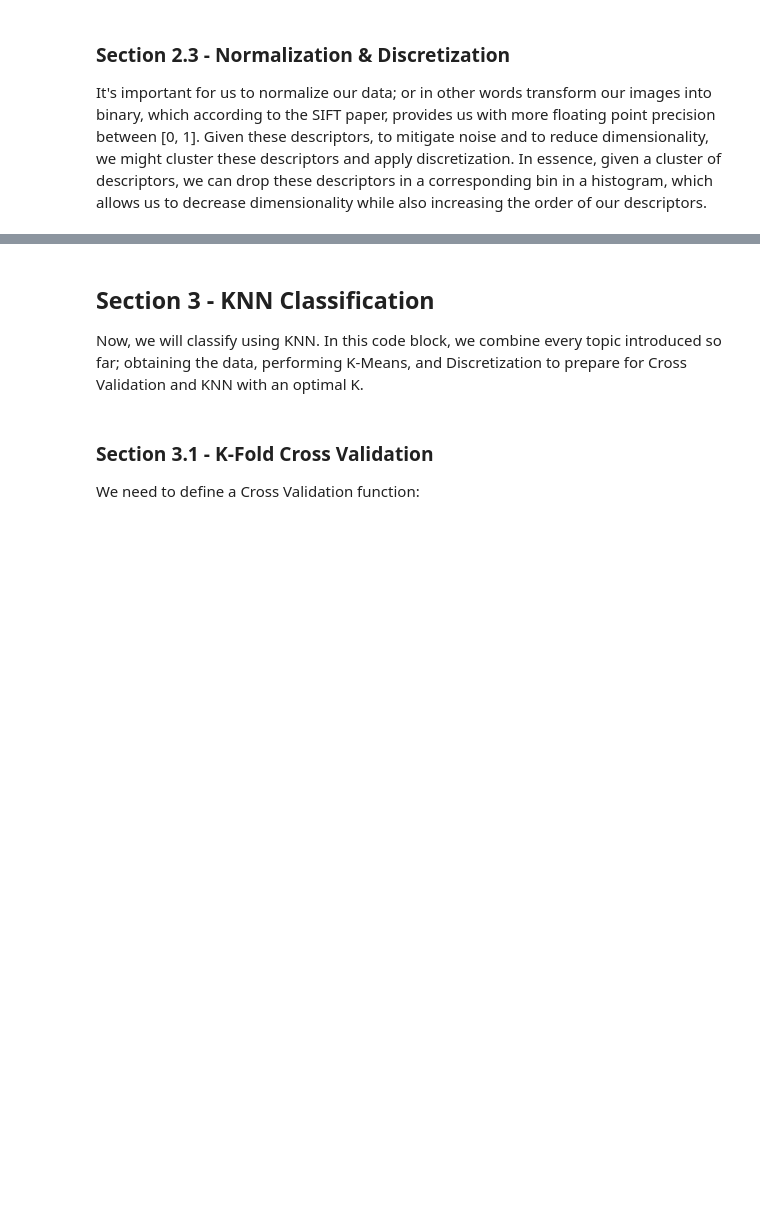
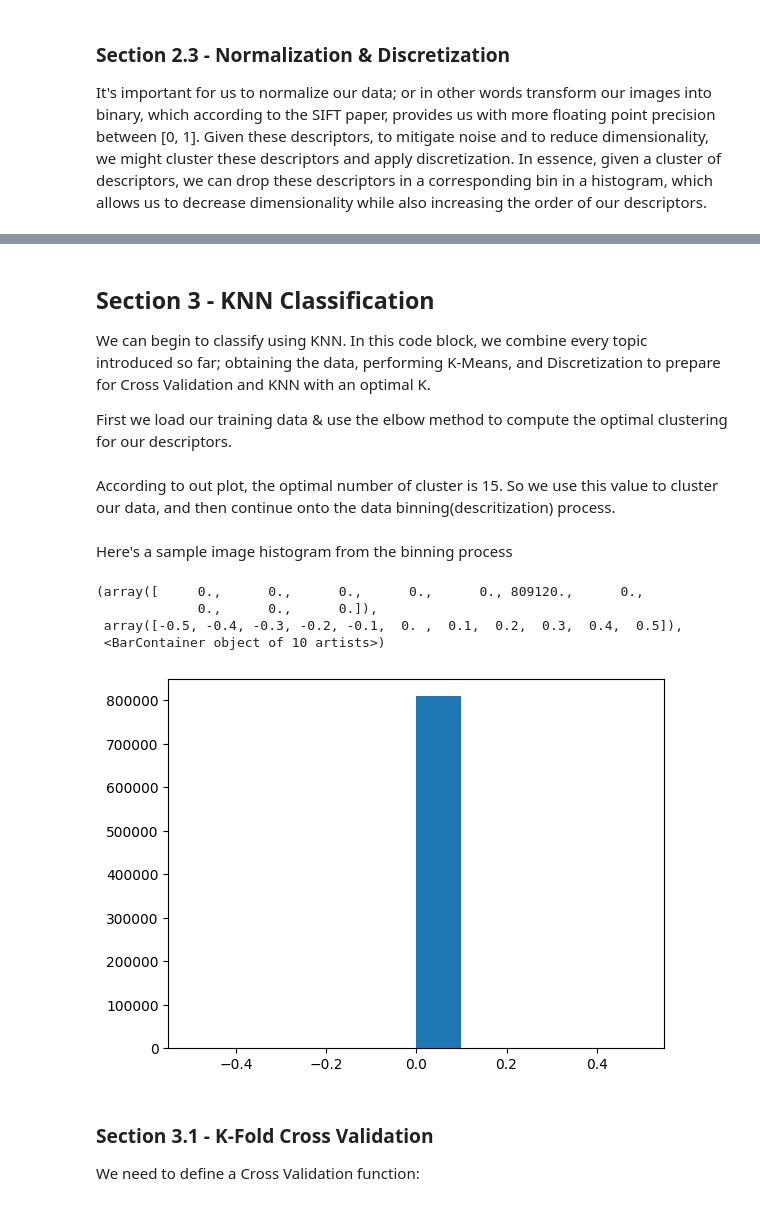
Before and after one commit to LukeIngram/MATH-318-Final-Project, a Jupyter notebook: notebooks/Challenge_2.ipynb, the cells around one changed output, grey strips where cells are left out. Drawn from its saved outputs; the diff is of its cells as text; code cells hidden in the pictures; blank space fills up the shorter version.

```diff
--- a/notebooks/Challenge_2.ipynb
+++ b/notebooks/Challenge_2.ipynb
@@ -138,4 +139,6 @@ TODO VISUAL BAG OF WORDS
 # %% [markdown]
 ## **Section 3 - KNN Classification**
 
-Now, we will classify using KNN. In this code block, we combine every topic introduced so far; obtaining the data, performing K-Means, and Discretization to prepare for Cross Validation and KNN with an optimal K.
+We can begin to classify using KNN. In this code block, we combine every topic introduced so far; obtaining the data, performing K-Means, and Discretization to prepare for Cross Validation and KNN with an optimal K.
+
+First we load our training data & use the elbow method to compute the optimal clustering for our descriptors.
@@ -142 +162,3 @@ Now, we will classify using KNN. In this code block, we combine every topic intr
+# %% [markdown]
+According to out plot, the optimal number of cluster is 15. So we use this value to cluster our data, and then continue onto the data binning(descritization) process.
 # %%
@@ -172,6 +178,16 @@ for sample in test_X:
         test_des.append(d)
 
 test_hists = binData(test_keys,test_des,kmeans)
+# %% [markdown]
+Here's a sample image histogram from the binning process
+# %%
+plt.hist(test_hists[1])
+# %% [output]
+(array([     0.,      0.,      0.,      0.,      0., 809120.,      0.,
+             0.,      0.,      0.]),
+ array([-0.5, -0.4, -0.3, -0.2, -0.1,  0. ,  0.1,  0.2,  0.3,  0.4,  0.5]),
+ <BarContainer object of 10 artists>)
+[figure, added]
 # %% [markdown]
 ### **Section 3.1 - K-Fold Cross Validation**
 
```
Also changed, not shown: parts of 13 cells of this notebook, 11 other files.
